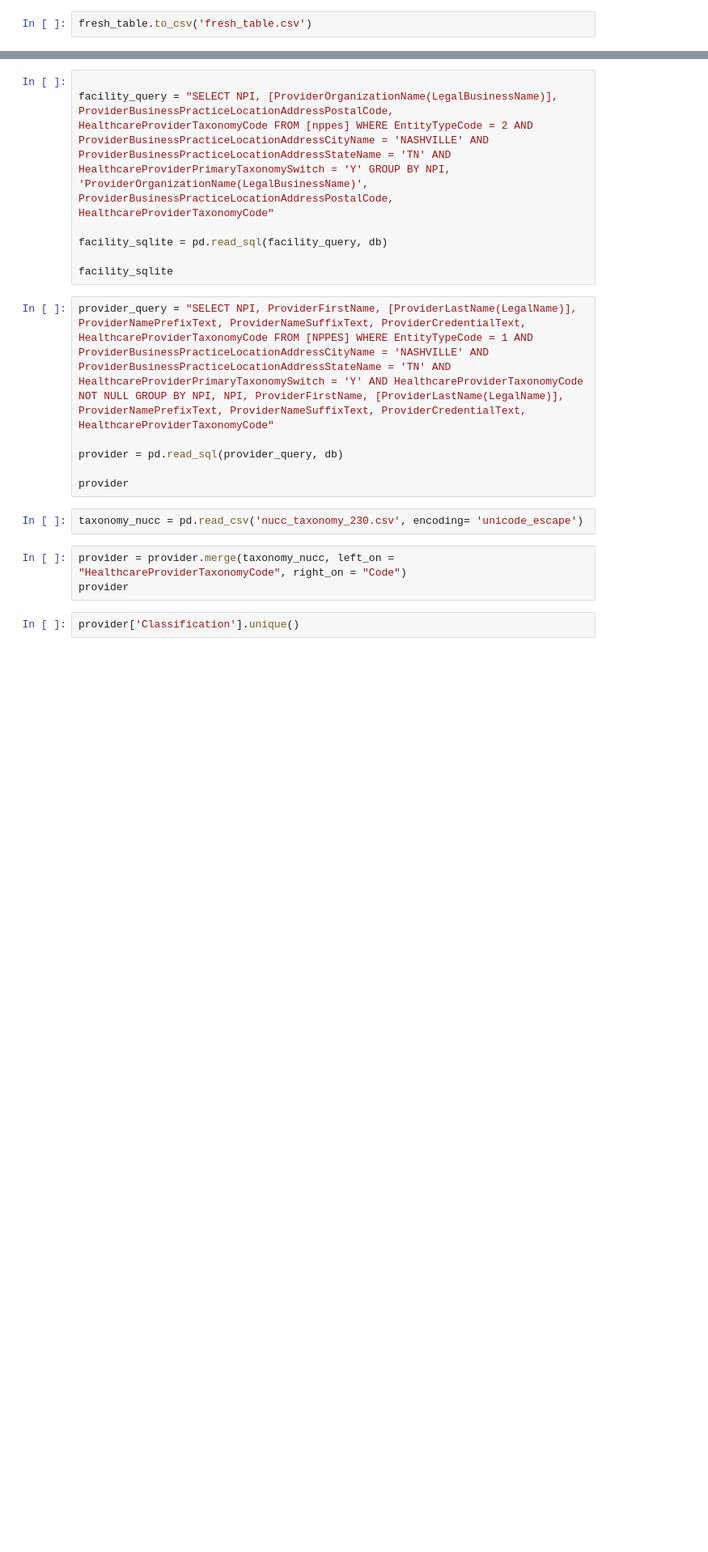
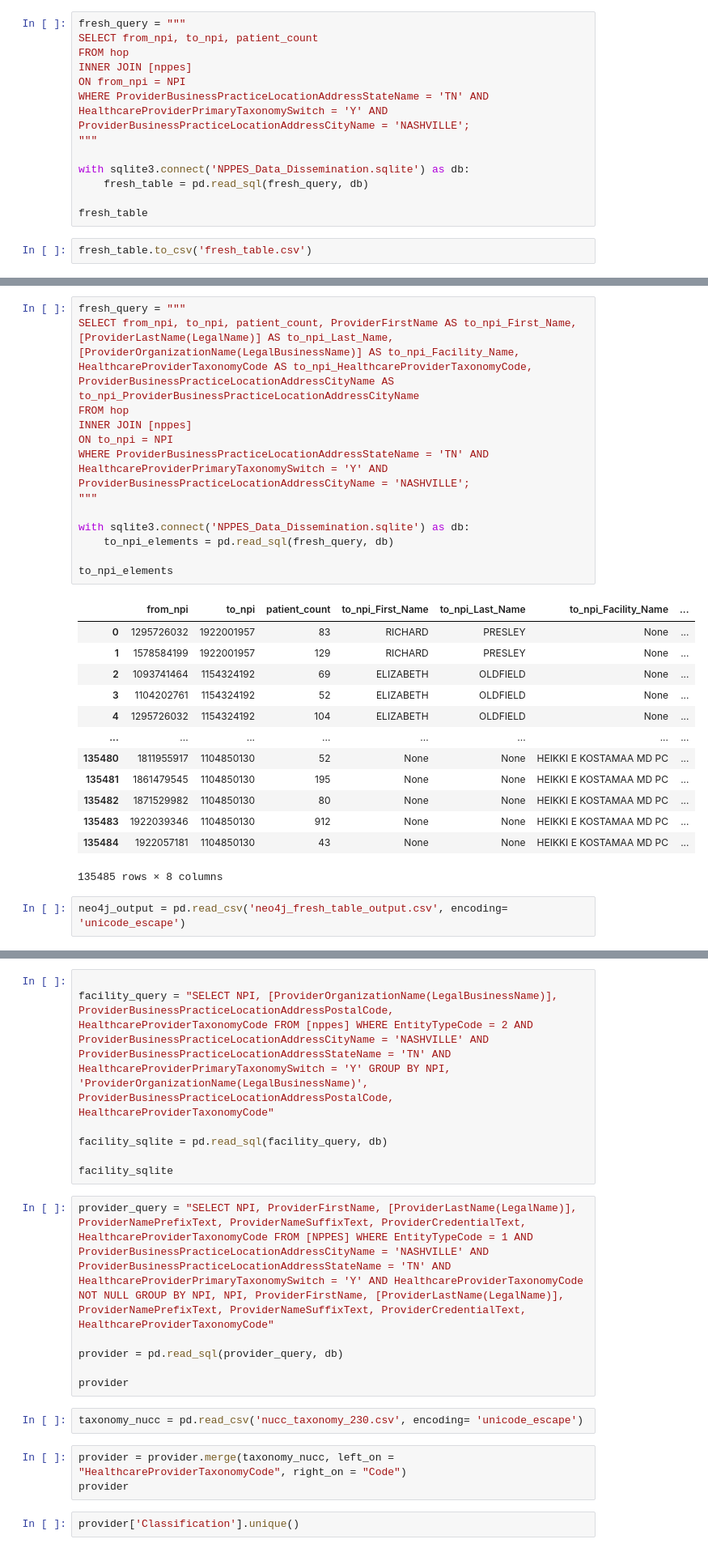
Before and after one commit to nss-data-science-cohort-6/hop_team-double-eagle-ii, a Jupyter notebook: Analysis -- v1.ipynb, the cells around one changed output, grey strips where cells are left out. Shown at 81% size. Saved outputs shown, nothing was run; the diff lists cells and outputs as text; blank space fills up the shorter version.

```diff
--- a/Analysis -- v1.ipynb
+++ b/Analysis -- v1.ipynb
@@ -35,2 +35,15 @@ fresh_table
+# %%
+fresh_query = """
+SELECT from_npi, to_npi, patient_count
+FROM hop
+INNER JOIN [nppes]
+ON from_npi = NPI
+WHERE ProviderBusinessPracticeLocationAddressStateName = 'TN' AND HealthcareProviderPrimaryTaxonomySwitch = 'Y' AND ProviderBusinessPracticeLocationAddressCityName = 'NASHVILLE';
+"""
+
+with sqlite3.connect('NPPES_Data_Dissemination.sqlite') as db:
+    fresh_table = pd.read_sql(fresh_query, db)
+
+fresh_table
 # %%
 fresh_table.to_csv('fresh_table.csv')
@@ -36,0 +66,29 @@ fresh_table.to_csv('fresh_table.csv')
+# %%
+fresh_query = """
+SELECT from_npi, to_npi, patient_count, ProviderFirstName AS to_npi_First_Name, [ProviderLastName(LegalName)] AS to_npi_Last_Name, [ProviderOrganizationName(LegalBusinessName)] AS to_npi_Facility_Name, HealthcareProviderTaxonomyCode AS to_npi_HealthcareProviderTaxonomyCode, ProviderBusinessPracticeLocationAddressCityName AS to_npi_ProviderBusinessPracticeLocationAddressCityName
+FROM hop
+INNER JOIN [nppes]
+ON to_npi = NPI
+WHERE ProviderBusinessPracticeLocationAddressStateName = 'TN' AND HealthcareProviderPrimaryTaxonomySwitch = 'Y' AND ProviderBusinessPracticeLocationAddressCityName = 'NASHVILLE';
+"""
+
+with sqlite3.connect('NPPES_Data_Dissemination.sqlite') as db:
+    to_npi_elements = pd.read_sql(fresh_query, db)
+
+to_npi_elements
+# %% [output]
+|  | from_npi | to_npi | patient_count | to_npi_First_Name | to_npi_Last_Name | to_npi_Facility_Name | ... |
+| 0 | 1295726032 | 1922001957 | 83 | RICHARD | PRESLEY | None | ... |
+| 1 | 1578584199 | 1922001957 | 129 | RICHARD | PRESLEY | None | ... |
+| 2 | 1093741464 | 1154324192 | 69 | ELIZABETH | OLDFIELD | None | ... |
+| 3 | 1104202761 | 1154324192 | 52 | ELIZABETH | OLDFIELD | None | ... |
+| 4 | 1295726032 | 1154324192 | 104 | ELIZABETH | OLDFIELD | None | ... |
+| ... | ... | ... | ... | ... | ... | ... | ... |
+| 135480 | 1811955917 | 1104850130 | 52 | None | None | HEIKKI E KOSTAMAA MD PC | ... |
+| 135481 | 1861479545 | 1104850130 | 195 | None | None | HEIKKI E KOSTAMAA MD PC | ... |
+| 135482 | 1871529982 | 1104850130 | 80 | None | None | HEIKKI E KOSTAMAA MD PC | ... |
+| 135483 | 1922039346 | 1104850130 | 912 | None | None | HEIKKI E KOSTAMAA MD PC | ... |
+| 135484 | 1922057181 | 1104850130 | 43 | None | None | HEIKKI E KOSTAMAA MD PC | ... |
+135485 rows × 8 columns
+# %%
+neo4j_output = pd.read_csv('neo4j_fresh_table_output.csv', encoding= 'unicode_escape')
```
Also changed, not shown: parts of 5 cells of this notebook.
